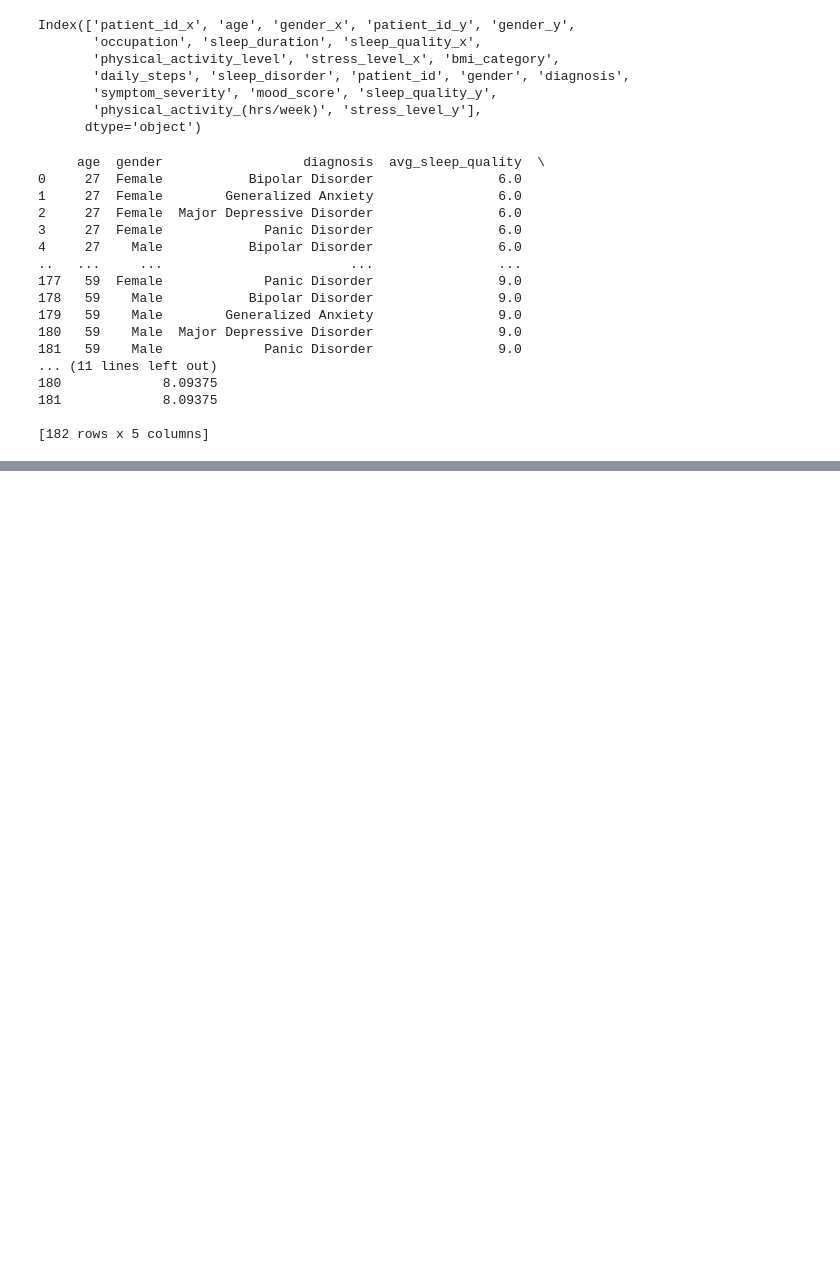
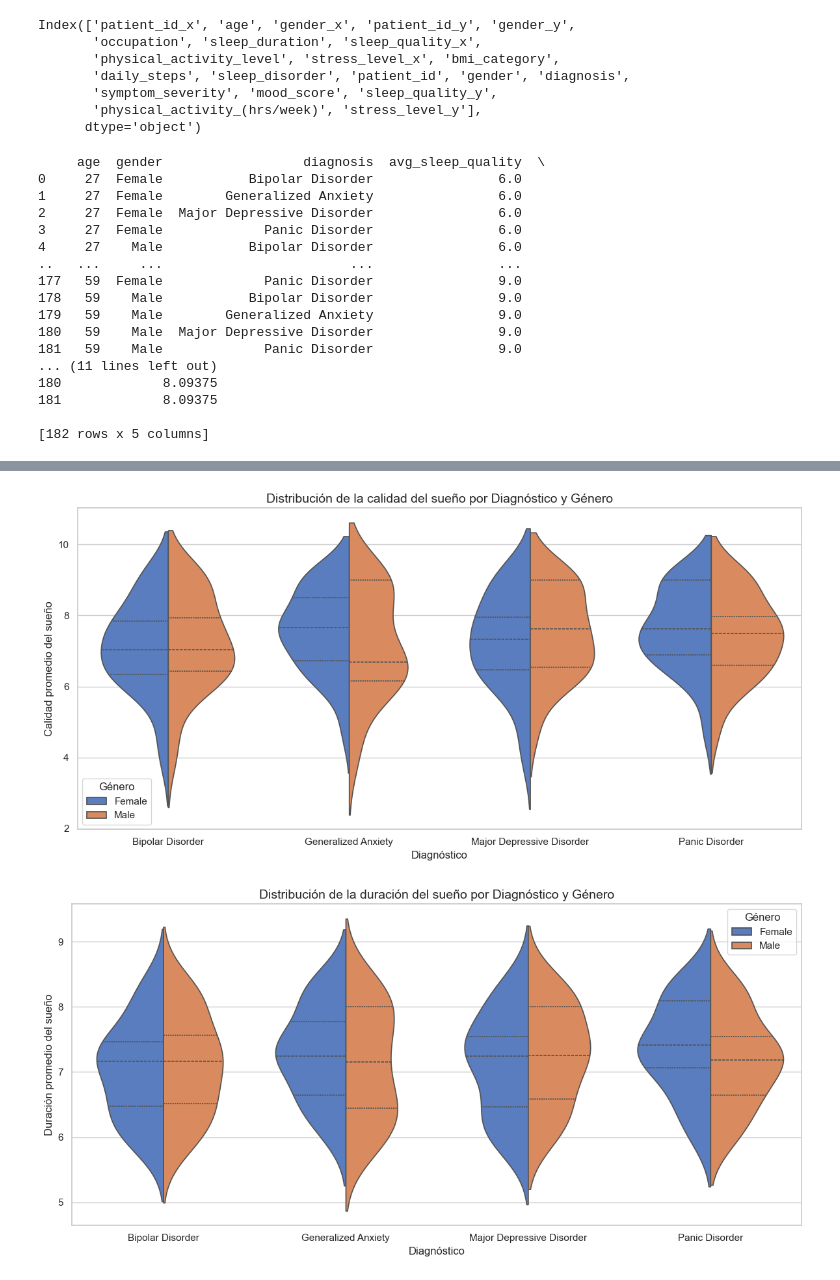
Before and after one commit to cemanzanoc/Sleephours-and-Lifestyle, a Jupyter notebook: visualization/visualization.ipynb, the cells around one changed output, grey strips where cells are left out. Cells and saved outputs as stored; diff of their text form; code cells hidden in the pictures; blank space fills up the shorter version.

Commit message:
Visualization

```diff
--- a/visualization/visualization.ipynb
+++ b/visualization/visualization.ipynb
@@ -395,0 +403,22 @@ filter_df
+# %%
+plt.figure(figsize=(12, 6))
+sns.violinplot(x='diagnosis', y='avg_sleep_quality', hue='gender', data=filter_df, split=True, inner="quart", palette="muted")
+plt.title('Distribución de la calidad del sueño por Diagnóstico y Género', fontsize=14)
+plt.xlabel('Diagnóstico', fontsize=12)
+plt.ylabel('Calidad promedio del sueño', fontsize=12)
+plt.legend(title='Género')
+plt.tight_layout()
+plt.show()
+
+# Gráfico de violín para 'avg_sleep_duration'
+plt.figure(figsize=(12, 6))
+sns.violinplot(x='diagnosis', y='avg_sleep_duration', hue='gender', data=filter_df, split=True, inner="quart", palette="muted")
+plt.title('Distribución de la duración del sueño por Diagnóstico y Género', fontsize=14)
+plt.xlabel('Diagnóstico', fontsize=12)
+plt.ylabel('Duración promedio del sueño', fontsize=12)
+plt.legend(title='Género')
+plt.tight_layout()
+plt.show()
+# %% [output]
+[figure, added]
+[figure, added]
```
Also changed, not shown: parts of 5 cells of this notebook.
